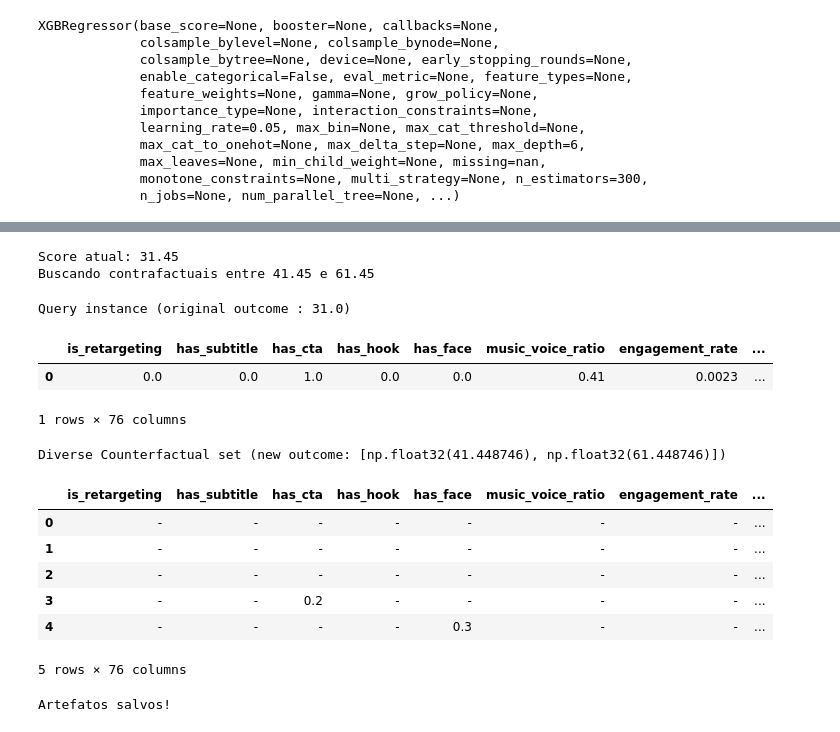
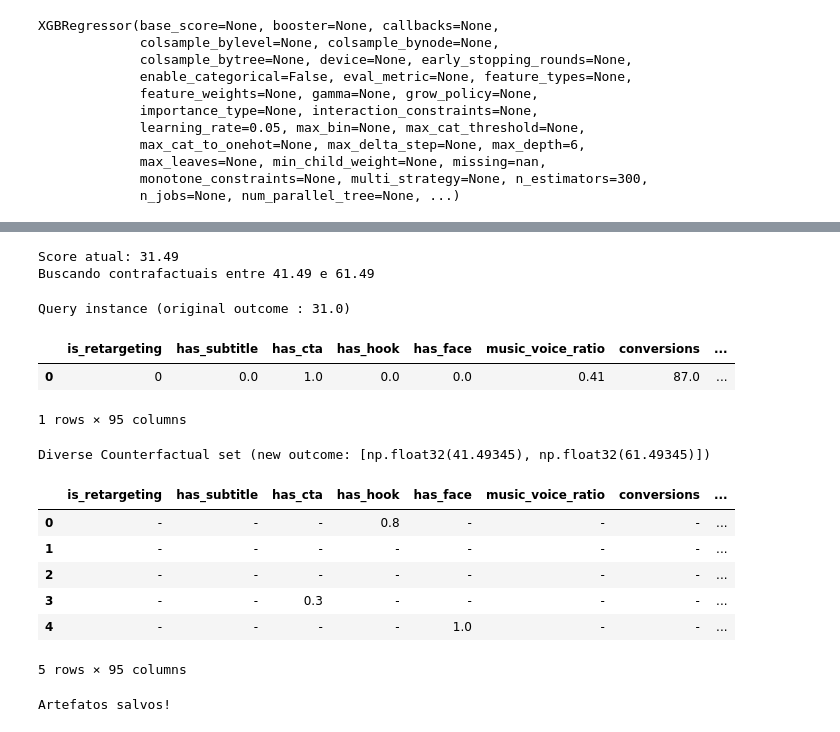
Before and after one commit to MathyLima/video-ad-scorer, a Jupyter notebook: 02_modelagem.ipynb, the cells around one changed output, grey strips where cells are left out. Saved outputs shown, nothing was run; the diff lists cells and outputs as text; code cells hidden in the pictures.

Commit message:
feat: Modelagem V2 + explicações no readme

```diff
--- a/02_modelagem.ipynb
+++ b/02_modelagem.ipynb
@@ -180,0 +196,2 @@ See https://pandas.pydata.org/docs/user_guide/migration-3-strings.html#string-mi
+# %%
+df['text_density_horizontal_Meta'] = df['text_density_high'] * df['format_horizontal'] * df['platform_Meta']
@@ -216,0 +242,26 @@ Length: 76, dtype: object
+# %%
+colunas_drop_modelo = [
+    'campaign_id', 'date',
+    'target_audience_age',
+    'text_density', 'format',
+    'video_duration_cat', 'impressions_cat', 'conversions_cat',
+    'best_pos_mes_obj', 'is_best_moment', 'conv_rate'  # removidas do drop pois serão recriadas
+]
+df_model = df.drop(columns=colunas_drop_modelo, errors='ignore')
+# %%
+bool_cols = df_model.select_dtypes(include='bool').columns
+df_model[bool_cols] = df_model[bool_cols].astype(int)
+
+cat_cols = df_model.select_dtypes(include='category').columns
+for col in cat_cols:
+    if pd.api.types.is_numeric_dtype(df_model[col].cat.categories):
+        df_model[col] = df_model[col].cat.codes.astype(int)
+
+object_cols = df_model.select_dtypes(include='object').columns
+for col in object_cols:
+    # tenta converter para número
+    try:
+        df_model[col] = pd.to_numeric(df_model[col])
+    except ValueError:
+        # se não der, converte para categoria e depois para int
+        df_model[col] = df_model[col].astype('category').cat.codes.astype(int)
@@ -216,0 +310,8 @@ Length: 76, dtype: object
+# %%
+
+cols_drop_final = ['objective', 'platform', 'posicao_mes_veiculacao']
+X_train = X_train.drop(columns=cols_drop_final, errors='ignore')
+X_test  = X_test.drop(columns=cols_drop_final, errors='ignore')
+
+print("X_train shape:", X_train.shape)
+print("X_test shape:", X_test.shape)
@@ -286,9 +375,9 @@ Series([], dtype: int64)
 import dice_ml
 from dice_ml import Dice
 
-mediana = X_train_shap.median()
-X_train_dice = X_train_shap.fillna(mediana)
-X_test_dice = X_test_shap.fillna(mediana)
+mediana = X_train.median()
+X_train_dice = X_train.fillna(mediana)
+X_test_dice = X_test.fillna(mediana)
 
 # Garantir que flags binárias sejam float
 binary_cols = ['has_subtitle', 'has_cta', 'has_hook', 'has_face']
@@ -335,46 +424,46 @@ def gerar_sugestoes(amostra, score_alvo_min=None, score_alvo_max=None, total_CFs
 
     # Se não há espaço suficiente para melhorar
     if score_min >= score_max_treino:
         print(f"Score atual {score_atual:.2f} já está próximo do máximo ({score_max_treino:.2f}). Sem sugestões.")
         return None, score_atual
 
     # Se o range ficou muito pequeno, ajusta o min
     if score_min >= score_max:
         score_min = score_atual + 5
         score_max = score_max_treino
 
     print(f"Score atual: {score_atual:.2f}")
     print(f"Buscando contrafactuais entre {score_min:.2f} e {score_max:.2f}")
 
     contrafactuais = exp.generate_counterfactuals(
         amostra,
         total_CFs=total_CFs,
         desired_range=[score_min, score_max],
         features_to_vary=features_acionaveis,
         permitted_range=permitted_range
     )
 
     return contrafactuais, score_atual
 
 # Pior amostra do X_test
 amostra = X_test_dice.iloc[[y_test.values.argmin()]]
 contrafactuais, score_atual = gerar_sugestoes(amostra)
 contrafactuais.visualize_as_dataframe(show_only_changes=True)
 # %% [output]
-Score atual: 31.45
-Buscando contrafactuais entre 41.45 e 61.45
+Score atual: 31.49
+Buscando contrafactuais entre 41.49 e 61.49
 Query instance (original outcome : 31.0)
-|  | is_retargeting | has_subtitle | has_cta | has_hook | has_face | music_voice_ratio | engagement_rate | ... |
-| 0 | 0.0 | 0.0 | 1.0 | 0.0 | 0.0 | 0.41 | 0.0023 | ... |
+|  | is_retargeting | has_subtitle | has_cta | has_hook | has_face | music_voice_ratio | conversions | ... |
+| 0 | 0 | 0.0 | 1.0 | 0.0 | 0.0 | 0.41 | 87.0 | ... |
-1 rows × 76 columns
+1 rows × 95 columns
-Diverse Counterfactual set (new outcome: [np.float32(41.448746), np.float32(61.448746)])
+Diverse Counterfactual set (new outcome: [np.float32(41.49345), np.float32(61.49345)])
-|  | is_retargeting | has_subtitle | has_cta | has_hook | has_face | music_voice_ratio | engagement_rate | ... |
-| 0 | - | - | - | - | - | - | - | ... |
+|  | is_retargeting | has_subtitle | has_cta | has_hook | has_face | music_voice_ratio | conversions | ... |
+| 0 | - | - | - | 0.8 | - | - | - | ... |
 | 1 | - | - | - | - | - | - | - | ... |
 | 2 | - | - | - | - | - | - | - | ... |
-| 3 | - | - | 0.2 | - | - | - | - | ... |
-| 4 | - | - | - | - | 0.3 | - | - | ... |
+| 3 | - | - | 0.3 | - | - | - | - | ... |
+| 4 | - | - | - | - | 1.0 | - | - | ... |
-5 rows × 76 columns
+5 rows × 95 columns
 # %%
 import joblib
 import os
```
Also changed, not shown: parts of 30 cells of this notebook, 9 other files.
